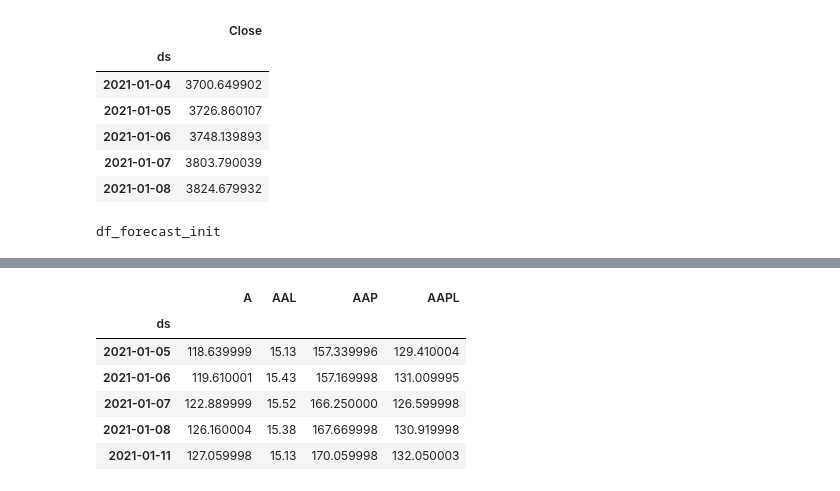
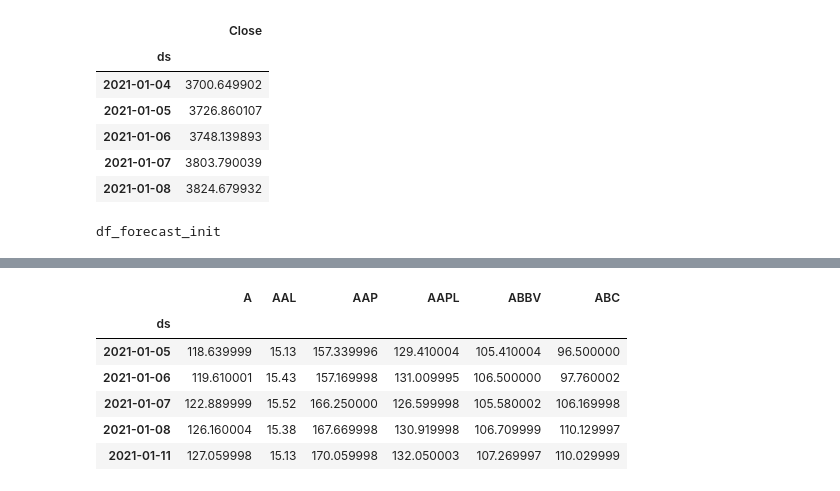
Before and after one commit to bvcmartins/dwaveDev, a Jupyter notebook: quantum_portfolio_solver.ipynb, the cells around one changed output, grey strips where cells are left out. Cells and saved outputs as stored; diff of their text form; code cells hidden in the pictures.

```diff
--- a/quantum_portfolio_solver.ipynb
+++ b/quantum_portfolio_solver.ipynb
@@ -676,45 +676,45 @@ cfg = {'stocks': None,
             'r_cross': 0.8,
             'r_mut': 0.01,
             'n_pop': 1000,
-            'label': 'Experiment 2',
+            'label': 'Experiment 3',
             'init_holdings_path': '/content/drive/MyDrive/dwave/init_holdings.pkl',
             'calculation_type': 'daily',
             'save_path': '/content/drive/MyDrive/dwave/'
 }
 
 df_forecast_init = pd.read_pickle('/content/drive/MyDrive/models/lgbm_20_backtest.pkl')
 df_forecast_init.index.names = ['ds']
 print('df_forecast_init')
 display(df_forecast_init.tail())
-n_stocks = 4
+n_stocks = 6
 stocks = df_forecast_init.columns.values.tolist()[:n_stocks]
 
 # print('df')
 # display(df.loc[:, stocks].shift(1).head())
 # display(df.loc[:, stocks].shift(1).tail())
 df = df_src.loc[:, stocks].shift(1)
 df.dropna(inplace=True)
 display(df.head())
 
 
 #df_forecast = df_src.loc[:, stocks].copy()
 df_forecast = pd.concat([df.loc[:(datetime.strptime(cfg['dates'][0], '%Y-%m-%d') - timedelta(days=1)), :], df_forecast_init.loc[:, stocks]], axis=0)
 # %% [output]
 df_forecast_init
 | component | A | AAL | AAP | AAPL | ABBV | ABC | ABT | ACGL | ACN | ADBE | ADI | ... |
 | ds |  |  |  |  |  |  |  |  |  |  |  | ... |
 | 2021-06-24 | 144.533275 | 22.311011 | 200.618412 | 134.000369 | 114.444677 | 117.137398 | 110.770653 | 38.518082 | 286.168220 | 557.019597 | 163.760820 | ... |
 | 2021-06-25 | 145.644250 | 22.329560 | 200.331560 | 133.175076 | 114.856547 | 116.654139 | 111.652757 | 38.897167 | 288.404758 | 558.395945 | 165.247477 | ... |
 | 2021-06-28 | 144.867553 | 22.435920 | 202.416632 | 133.355656 | 113.439567 | 116.168338 | 112.102045 | 39.150949 | 291.016352 | 558.459812 | 166.915255 | ... |
 | 2021-06-29 | 145.405624 | 21.009751 | 204.094801 | 134.260115 | 112.648726 | 114.900173 | 113.982671 | 38.643299 | 291.487102 | 570.658734 | 166.156724 | ... |
 | 2021-06-30 | 146.019711 | 21.378169 | 204.518649 | 134.139080 | 112.492505 | 115.130130 | 114.293718 | 39.001348 | 291.728585 | 571.483641 | 168.679069 | ... |
-|  | A | AAL | AAP | AAPL |
-| ds |  |  |  |  |
-| 2021-01-05 | 118.639999 | 15.13 | 157.339996 | 129.410004 |
-| 2021-01-06 | 119.610001 | 15.43 | 157.169998 | 131.009995 |
-| 2021-01-07 | 122.889999 | 15.52 | 166.250000 | 126.599998 |
-| 2021-01-08 | 126.160004 | 15.38 | 167.669998 | 130.919998 |
-| 2021-01-11 | 127.059998 | 15.13 | 170.059998 | 132.050003 |
+|  | A | AAL | AAP | AAPL | ABBV | ABC |
+| ds |  |  |  |  |  |  |
+| 2021-01-05 | 118.639999 | 15.13 | 157.339996 | 129.410004 | 105.410004 | 96.500000 |
+| 2021-01-06 | 119.610001 | 15.43 | 157.169998 | 131.009995 | 106.500000 | 97.760002 |
+| 2021-01-07 | 122.889999 | 15.52 | 166.250000 | 126.599998 | 105.580002 | 106.169998 |
+| 2021-01-08 | 126.160004 | 15.38 | 167.669998 | 130.919998 | 106.709999 | 110.129997 |
+| 2021-01-11 | 127.059998 | 15.13 | 170.059998 | 132.050003 | 107.269997 | 110.029999 |
 # %%
 init_holdings_df, budget = generate_initial_state(df, cfg['n_iter'], cfg['r_cross'], cfg['r_mut'], cfg['n_pop'], cfg['budget'])
 init_holdings_df.to_pickle(cfg['save_path']+'init_holdings.pkl')
```
Also changed, not shown: parts of 11 cells of this notebook.
